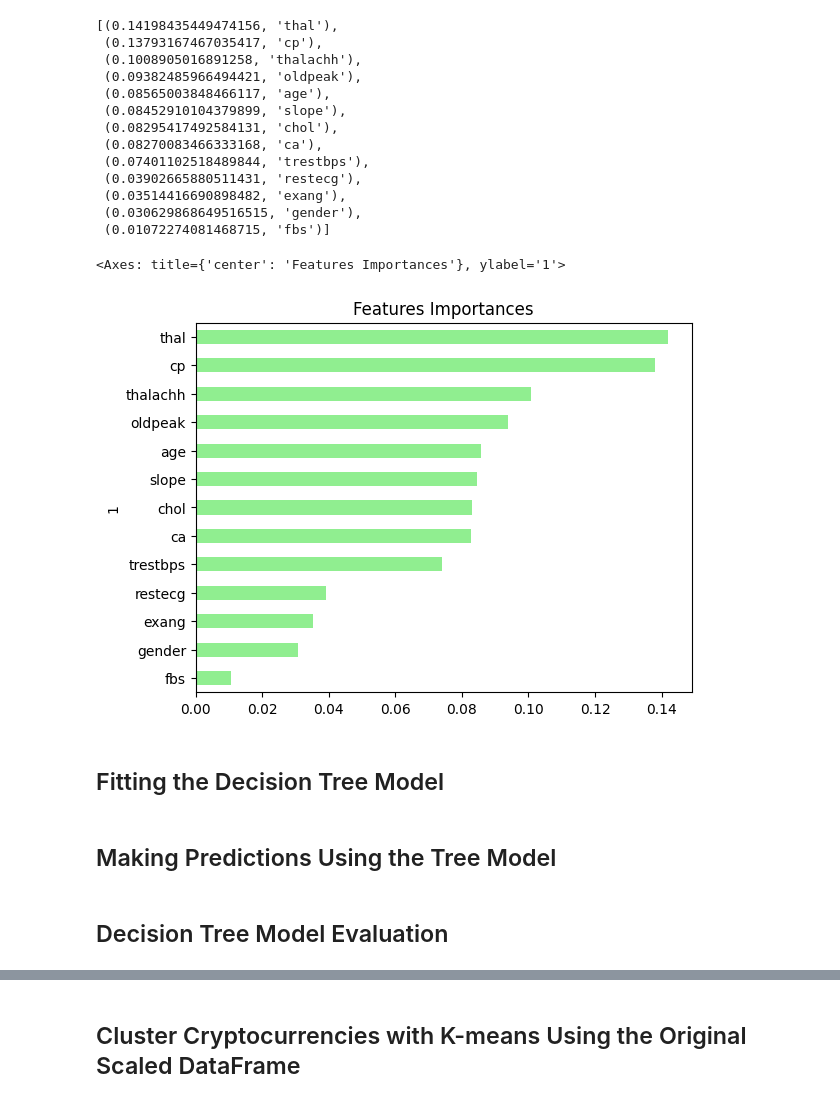
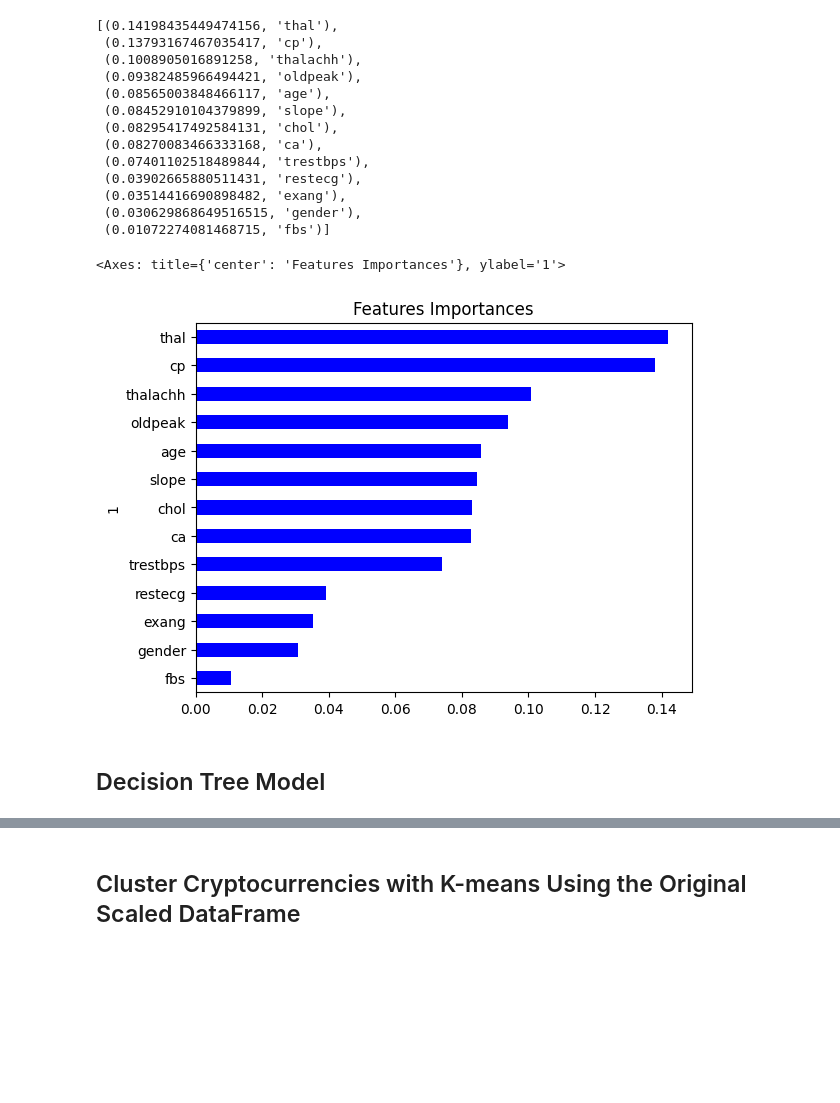
Before and after one commit to janakhamis/heart-disease-prediction, a Jupyter notebook: heart_disease.ipynb, the cells around one changed output, grey strips where cells are left out. Drawn from its saved outputs; the diff is of its cells as text; code cells hidden in the pictures; blank space fills up the shorter version.

```diff
--- a/heart_disease.ipynb
+++ b/heart_disease.ipynb
@@ -222,0 +1,17 @@ X_train, X_test, y_train, y_test = train_test_split(X, y)
+# %%
+# Import our dependencies
+from sklearn.model_selection import train_test_split
+from sklearn.preprocessing import StandardScaler
+import pandas as pd
+import matplotlib.pyplot as plt
+import scipy.stats as st
+import numpy as np
+import tensorflow as tf
+import seaborn as sns
+from google.colab import files
+
+from google.colab import drive
+drive.mount('/content/drive')
+import pandas as pd
+heart_disease_df = pd.read_csv('/content/drive/MyDrive/heart_disease_dataset.csv')
+heart_disease_df.head()
@@ -222,0 +26,5 @@ X_train, X_test, y_train, y_test = train_test_split(X, y)
+# %%
+# Rename target column to classify risk of suffering a heart attack and sex column
+heart_disease_df = heart_disease_df.rename(columns={'target': 'risk',
+                        'sex': 'gender'})
+heart_disease_df.head()
@@ -324,7 +584,8 @@ WARNING:absl:You are saving your model as an HDF5 file via `model.save()` or `ke
 # %% [markdown]
 ## Loading and Preprocessing Heart Attack Encoded Data
 # %%
-X = df.copy()
+# Define features set
+X = heart_disease_df.copy()
 X.drop("risk", axis=1, inplace=True)
 X.head()
 # %% [output]
@@ -335,7 +596,8 @@ X.head()
 | 3 | 56 | 1 | 1 | 120 | 236 | 0 | 1 | 178 | 0 | 0.8 | 2 | ... |
 | 4 | 57 | 0 | 0 | 120 | 354 | 0 | 1 | 163 | 1 | 0.6 | 2 | ... |
 # %%
-y = df["risk"].ravel()
+# Define target vector
+y = heart_disease_df["risk"].ravel()
 y[:5]
 # %% [output]
 array([1, 1, 1, 1, 1])
@@ -425,15 +682,15 @@ sorted(zip(rf_model.feature_importances_, X.columns), reverse=True)
 # %%
 importances_df = pd.DataFrame(sorted(zip(rf_model.feature_importances_, X.columns), reverse=True))
 importances_df.set_index(importances_df[1], inplace=True)
 importances_df.drop(columns=1, inplace=True)
 importances_df.rename(columns={0: 'Feature Importances'}, inplace=True)
 importances_sorted = importances_df.sort_values(by='Feature Importances')
-importances_sorted.plot(kind='barh', color='lightgreen', title= 'Features Importances', legend=False)
+importances_sorted.plot(kind='barh', color='blue', title= 'Features Importances', legend=False)
 # %% [output]
 <Axes: title={'center': 'Features Importances'}, ylabel='1'>
-[figure, old version]
+[figure, new version]
 # %% [markdown]
-## Fitting the Decision Tree Model
+## Decision Tree Model
 # %%
 # Creating the decision tree classifier instance
 from sklearn import tree
@@ -441,13 +698,9 @@ model = tree.DecisionTreeClassifier()
 # %%
 # Fitting the model
 model = model.fit(X_train_scaled, y_train)
-# %% [markdown]
-## Making Predictions Using the Tree Model
 # %%
 # Making predictions using the testing data
 predictions = model.predict(X_test_scaled)
-# %% [markdown]
-## Decision Tree Model Evaluation
 # %%
 # Calculating the confusion matrix
 cm = confusion_matrix(y_test, predictions)
```
Also changed, not shown: parts of 71 cells of this notebook, 13 other files.
